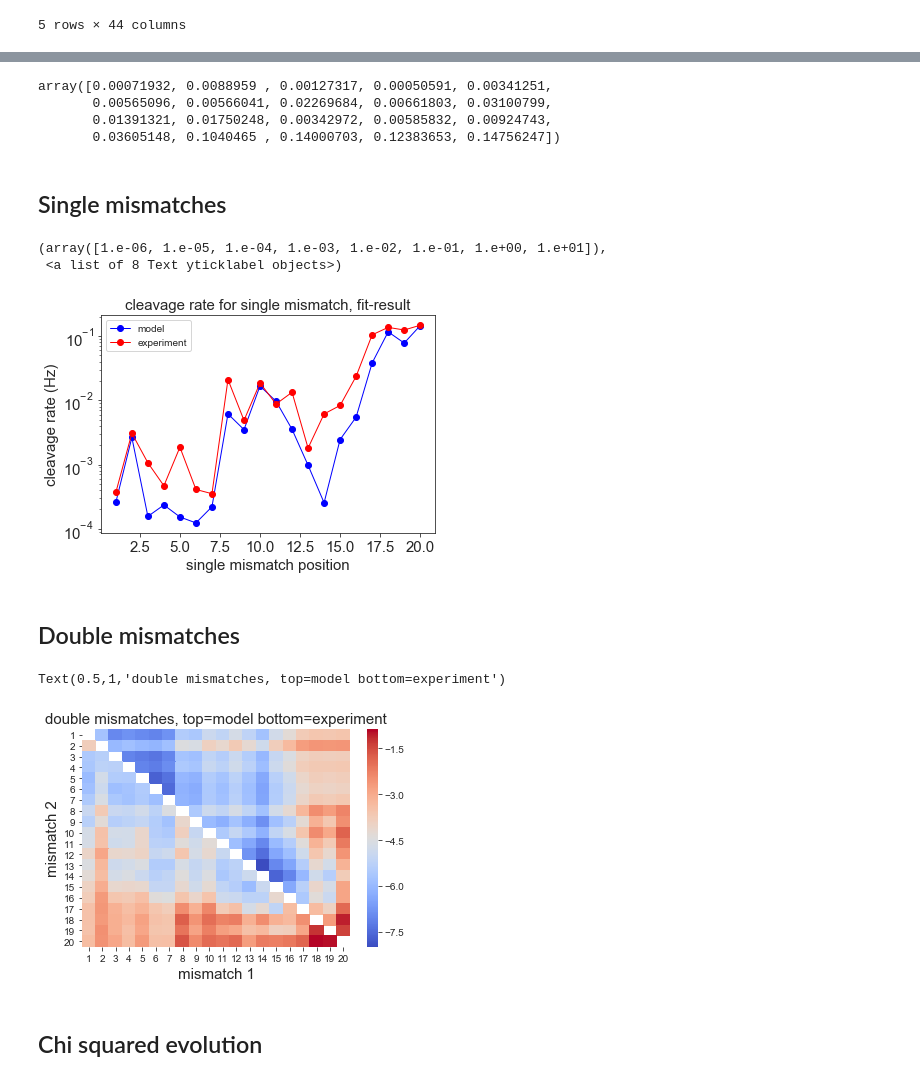
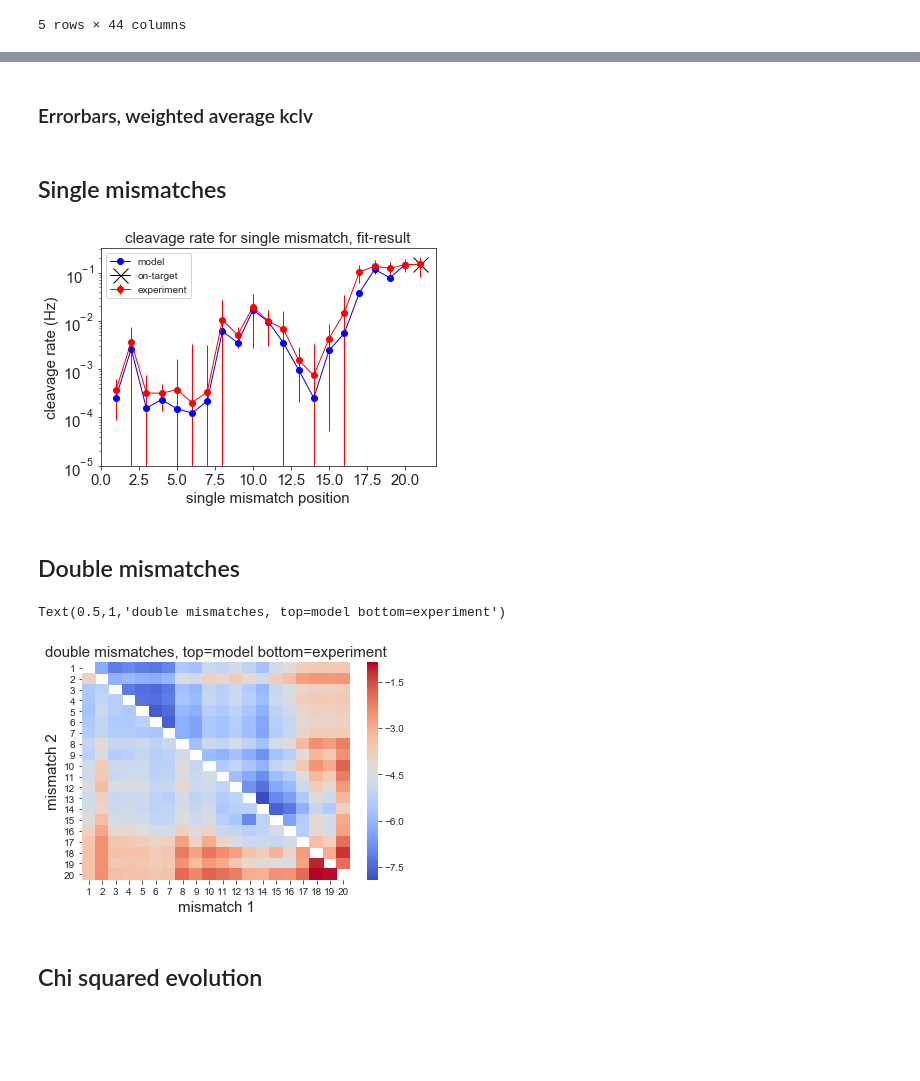
Before and after one commit to martin-depken/Energy-Landscape, a Jupyter notebook: predict_pclv_Stijn/visualize_results.ipynb, the cells around one changed output, grey strips where cells are left out. Cells and saved outputs as stored; diff of their text form; code cells hidden in the pictures; blank space fills up the shorter version.

Commit message:
Small updates to notebook files, and added a file that can be used to inspect the sequence dependency for certain mismatch positions.

```diff
--- a/predict_pclv_Stijn/visualize_results.ipynb
+++ b/predict_pclv_Stijn/visualize_results.ipynb
@@ -52,3 +56,5 @@ ValueError: operands could not be broadcast together with shapes (43,) (42,)
+# %% [markdown]
+### Errorbars, weighted average kclv
 # %%
 filename = 'ECas9_cleavage_rate_and_y0_Canonical_OT-r_0-2.csv'
 path_to_data = '../data_nucleaseq_Finkelsteinlab/targetE/'
@@ -58,84 +64,96 @@ pos = []
 kclv = []
 error = []
 
+
 i = 1
-while i < 21:
+while i < guide+1:
     for a in range(len(xdata)):
         if len(xdata[a])==1 and xdata[a][0]==i:
             pos.append(xdata[a][0])
-            kclv.append(np.mean(ydata[a]))
+            kclv.append(np.average(ydata[a], weights=np.reciprocal(yerr[a]) ))
             error.append(np.mean(yerr[a]))
             i = i + 1
+
+pos.append(21)
+kclv.append(np.average(ydata[0], weights=np.reciprocal(yerr[0])))
+error.append(np.mean(yerr[0]))
 
 pos = np.array(pos)
 kclv = np.array(kclv)
 error = np.array(error)
-
-kclv
-# %% [output]
-array([0.00071932, 0.0088959 , 0.00127317, 0.00050591, 0.00341251,
-       0.00565096, 0.00566041, 0.02269684, 0.00661803, 0.03100799,
-       0.01391321, 0.01750248, 0.00342972, 0.00585832, 0.00924743,
-       0.03605148, 0.1040465 , 0.14000703, 0.12383653, 0.14756247])
+# %%
+def f(x,a):
+    return a
+
+
+k_double = np.zeros([20,20])
+for a in range(len(xdata)):
+    if len(xdata[a])==2:
+        i = xdata[a][0]
+        j = xdata[a][1]
+        k_double[j-1,i-1] = np.log10(np.average(ydata[a], weights=np.reciprocal(yerr[a])))
+        #k_double[i-1,j-1] = np.log10(curve_fit(f,range(len(ydata[a])),ydata[a],10**(-3),yerr[a])[0])
+
+k_double_df = pd.DataFrame(k_double, index=range(1, 21), columns=range(1, 21))
 # %% [markdown]
 ## Single mismatches
 # %%
 data_exp = pd.read_csv(path_data + filename_data)
 k_exp_pd = pltData.plot_single_mut_data(data_exp, 'cleavage_rate', 'r', Canonical=True, data_name='cleavage rate (Hz)', Plot=False,
                                                     logplot=False, SaveFigures=False)
 k_exp = k_exp_pd.values[:,1]
 
 _, k_fake, _ = cr.create_fake_data()
 k_fake = k_fake[1:21]
 
 k = np.zeros(20)
 for i in range(1,guide+1):
     mismatch = [i]
     k[i-1] = clv.calc_clv_rate_fast(final_par_np,model_ID,mismatch,guide)
 
 plt.figure
 plt.semilogy(range(1,21),k, marker='o', linewidth=1, color='blue')
-plt.semilogy(range(1,21),k_exp, marker='o', linewidth=1, color='red')
-#plt.errorbar(pos,kclv,error, marker='o', linewidth=1, color='red')
+#plt.semilogy(range(1,21),k_exp, marker='o', linewidth=1, color='red')
+plt.errorbar(pos,kclv,error, marker='o', linewidth=1, color='red')
 plt.xlabel('single mismatch position', fontsize=15)
 plt.ylabel('cleavage rate (Hz)', fontsize=15)
 plt.title('cleavage rate for single mismatch, fit-result', fontsize=15)
-plt.legend(['model','experiment'])
+plt.semilogy(21,clv.calc_clv_rate_fast(final_par_np,model_ID,[],guide),marker='x',markersize=15,linewidth=1,color='black') #ontarget
+plt.legend(['model','on-target','experiment'])
 plt.xticks(fontsize=15)
 plt.yticks(fontsize=15)
+plt.axis([0,22,10**(-5),10**(-0.5)]);
 # %% [output]
-(array([1.e-06, 1.e-05, 1.e-04, 1.e-03, 1.e-02, 1.e-01, 1.e+00, 1.e+01]),
- <a list of 8 Text yticklabel objects>)
-[figure, old version]
+[figure, new version]
 # %% [markdown]
 ## Double mismatches
 # %%
-data_exp = pd.read_csv(path_data + filename_data)
-_, k_matrix_experiment = pltData.plot_double_mut_data(data_exp, 'cleavage_rate', 'r', Canonical=True, Ng=20, data_name='cleavage rate (Hz)', Plot=False, logplot=True,
-                        SaveFigures=False, figure_name='./Figure.pdf')
-k_matrix_experiment.fillna(0, inplace=True)
+#data_exp = pd.read_csv(path_data + filename_data)
+#_, k_matrix_experiment = pltData.plot_double_mut_data(data_exp, 'cleavage_rate', 'r', Canonical=True, Ng=20, data_name='cleavage rate (Hz)', Plot=False, logplot=True,
+#                        SaveFigures=False, figure_name='./Figure.pdf')
+#k_matrix_experiment.fillna(0, inplace=True)
 
 k_matrix = np.zeros([20,20])
-k_matrix_fake = np.zeros([20,20])
+#k_matrix_fake = np.zeros([20,20])
 
 for i in range(1,20):
     for j in range(i+1,21):
         mismatch_positions = [i,j]
         k_matrix[i-1,j-1] = np.log10(clv.calc_clv_rate_fast(final_par_np,model_ID,mismatch_positions,guide))
 
-for i in range(1,20):
-    for j in range(i+1,21):
-        mismatch_positions = [i,j]
-        k_matrix_fake[j-1,i-1] = np.log10(clv.calc_clv_rate_fast(parameters,model_ID,mismatch_positions,guide))
+#for i in range(1,20):
+#    for j in range(i+1,21):
+#        mismatch_positions = [i,j]
+#        k_matrix_fake[j-1,i-1] = np.log10(clv.calc_clv_rate_fast(parameters,model_ID,mismatch_positions,guide))
 
 k_df = pd.DataFrame(k_matrix, index=range(1, 21), columns=range(1, 21))
-k_df_fake = pd.DataFrame(k_matrix_fake, index=range(1, 21), columns=range(1, 21))
-combined_df = k_df + k_matrix_experiment
-combined_df_fake = k_df + k_df_fake
+#k_df_fake = pd.DataFrame(k_matrix_fake, index=range(1, 21), columns=range(1, 21))
+combined_df = k_df + k_double_df
+#combined_df_fake = k_df + k_df_fake
 
 for i in range(1,21):
     combined_df[i].loc[i]=np.nan
-    combined_df_fake[i].loc[i]=np.nan
+#    combined_df_fake[i].loc[i]=np.nan
 
 sns.heatmap(combined_df, cmap='coolwarm', cbar=True)
 plt.xlabel('mismatch 1', fontsize=15)
@@ -143,7 +161,7 @@ plt.ylabel('mismatch 2', fontsize=15)
 plt.title('double mismatches, top=model bottom=experiment', fontsize=15)
 # %% [output]
 Text(0.5,1,'double mismatches, top=model bottom=experiment')
-[figure, old version]
+[figure, new version]
 # %% [markdown]
 ## Chi squared evolution
 # %%
```
Also changed, not shown: parts of 4 cells of this notebook, 3 other files.
